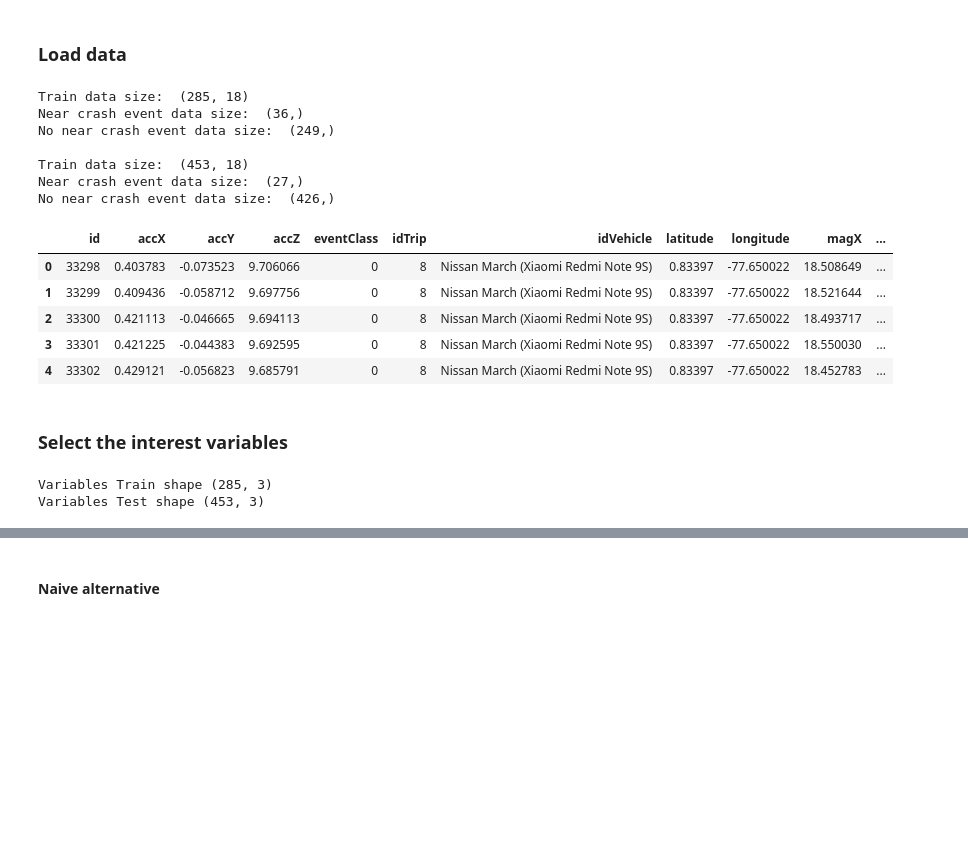
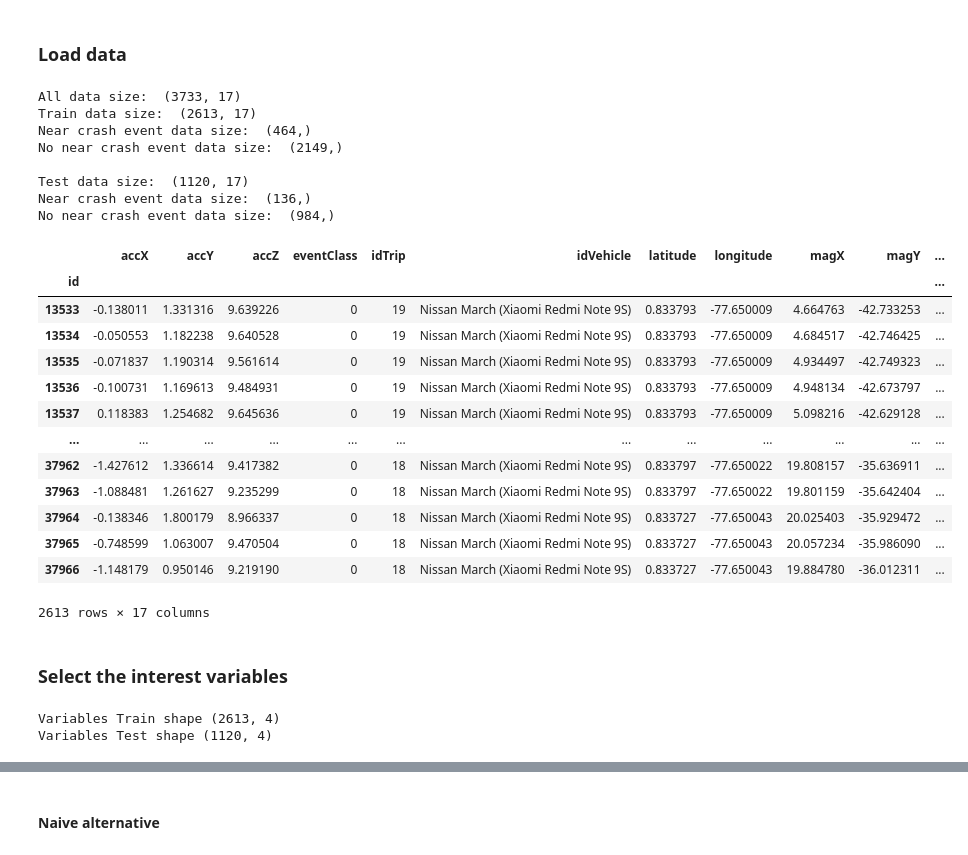
Before and after one commit to santiagoYps/ICRDSWeb, a Jupyter notebook: machine_learning/sliding_window.ipynb, the cells around one changed output, grey strips where cells are left out. Saved outputs shown, nothing was run; the diff lists cells and outputs as text; code cells hidden in the pictures; blank space fills up the shorter version.

```diff
--- a/machine_learning/sliding_window.ipynb
+++ b/machine_learning/sliding_window.ipynb
@@ -12,34 +14,54 @@ from tqdm import tqdm
 # %% [markdown]
 ### Load data
 # %%
-df_train = pd.read_csv('./filtered_data/smartphone_02-Feb-2022-20-04_frenada repentina_Data-Mv2FX62bOlZJlm8VJJx.csv')
-df_test = pd.read_csv('./filtered_data/smartphone_02-Feb-2022-20-01_frenada repentina_Data-Mv2EUSpYPrGpMG3qjaD.csv')
+device = 'smartphone'
+#event = 'cambio de línea agresivo izquierda'
+event = 'cambio de línea agresivo izquierda'
+files_to_read = glob.glob('./filtered_data/{}*{}*.csv'.format(device, event))
 
+#df_train = pd.read_csv('./filtered_data/smartphone_02-Feb-2022-20-22_cambio de línea agresivo izquierda_Data-Mv2MN6xv2W3Rv1Rmb_Z.csv')
+#df_test = pd.read_csv('./filtered_data/smartphone_02-Feb-2022-20-19_cambio de línea agresivo izquierda_Data-Mv2L_EBJR_gDU3LpwVs.csv')
+
+df = pd.DataFrame()
+for file in files_to_read:
+    df = pd.concat([df, pd.read_csv(file)])
+
+df = df.set_index('id')
+print("All data size: ", df.shape)
+df_train, df_test = train_test_split(df.sort_index(), test_size=0.3, train_size=0.7, random_state=0, shuffle=False)
 
 print("Train data size: ", df_train.shape)
 print("Near crash event data size: ", df_train["eventClass"][df_train["eventClass"] == 1].shape)
 print("No near crash event data size: ", df_train["eventClass"][df_train["eventClass"] == 0].shape)
 
-
-print("\nTrain data size: ", df_test.shape)
+print("\nTest data size: ", df_test.shape)
 print("Near crash event data size: ", df_test["eventClass"][df_test["eventClass"] == 1].shape)
 print("No near crash event data size: ", df_test["eventClass"][df_test["eventClass"] == 0].shape)
 
-df_train.head()
+df_train
 # %% [output]
-Train data size:  (285, 18)
-Near crash event data size:  (36,)
-No near crash event data size:  (249,)
+All data size:  (3733, 17)
+Train data size:  (2613, 17)
+Near crash event data size:  (464,)
+No near crash event data size:  (2149,)
 
-Train data size:  (453, 18)
-Near crash event data size:  (27,)
-No near crash event data size:  (426,)
+Test data size:  (1120, 17)
+Near crash event data size:  (136,)
+No near crash event data size:  (984,)
-|  | id | accX | accY | accZ | eventClass | idTrip | idVehicle | latitude | longitude | magX | ... |
-| 0 | 33298 | 0.403783 | -0.073523 | 9.706066 | 0 | 8 | Nissan March (Xiaomi Redmi Note 9S) | 0.83397 | -77.650022 | 18.508649 | ... |
-| 1 | 33299 | 0.409436 | -0.058712 | 9.697756 | 0 | 8 | Nissan March (Xiaomi Redmi Note 9S) | 0.83397 | -77.650022 | 18.521644 | ... |
-| 2 | 33300 | 0.421113 | -0.046665 | 9.694113 | 0 | 8 | Nissan March (Xiaomi Redmi Note 9S) | 0.83397 | -77.650022 | 18.493717 | ... |
-| 3 | 33301 | 0.421225 | -0.044383 | 9.692595 | 0 | 8 | Nissan March (Xiaomi Redmi Note 9S) | 0.83397 | -77.650022 | 18.550030 | ... |
-| 4 | 33302 | 0.429121 | -0.056823 | 9.685791 | 0 | 8 | Nissan March (Xiaomi Redmi Note 9S) | 0.83397 | -77.650022 | 18.452783 | ... |
+|  | accX | accY | accZ | eventClass | idTrip | idVehicle | latitude | longitude | magX | magY | ... |
+| id |  |  |  |  |  |  |  |  |  |  | ... |
+| 13533 | -0.138011 | 1.331316 | 9.639226 | 0 | 19 | Nissan March (Xiaomi Redmi Note 9S) | 0.833793 | -77.650009 | 4.664763 | -42.733253 | ... |
+| 13534 | -0.050553 | 1.182238 | 9.640528 | 0 | 19 | Nissan March (Xiaomi Redmi Note 9S) | 0.833793 | -77.650009 | 4.684517 | -42.746425 | ... |
+| 13535 | -0.071837 | 1.190314 | 9.561614 | 0 | 19 | Nissan March (Xiaomi Redmi Note 9S) | 0.833793 | -77.650009 | 4.934497 | -42.749323 | ... |
+| 13536 | -0.100731 | 1.169613 | 9.484931 | 0 | 19 | Nissan March (Xiaomi Redmi Note 9S) | 0.833793 | -77.650009 | 4.948134 | -42.673797 | ... |
+| 13537 | 0.118383 | 1.254682 | 9.645636 | 0 | 19 | Nissan March (Xiaomi Redmi Note 9S) | 0.833793 | -77.650009 | 5.098216 | -42.629128 | ... |
+| ... | ... | ... | ... | ... | ... | ... | ... | ... | ... | ... | ... |
+| 37962 | -1.427612 | 1.336614 | 9.417382 | 0 | 18 | Nissan March (Xiaomi Redmi Note 9S) | 0.833797 | -77.650022 | 19.808157 | -35.636911 | ... |
+| 37963 | -1.088481 | 1.261627 | 9.235299 | 0 | 18 | Nissan March (Xiaomi Redmi Note 9S) | 0.833797 | -77.650022 | 19.801159 | -35.642404 | ... |
+| 37964 | -0.138346 | 1.800179 | 8.966337 | 0 | 18 | Nissan March (Xiaomi Redmi Note 9S) | 0.833727 | -77.650043 | 20.025403 | -35.929472 | ... |
+| 37965 | -0.748599 | 1.063007 | 9.470504 | 0 | 18 | Nissan March (Xiaomi Redmi Note 9S) | 0.833727 | -77.650043 | 20.057234 | -35.986090 | ... |
+| 37966 | -1.148179 | 0.950146 | 9.219190 | 0 | 18 | Nissan March (Xiaomi Redmi Note 9S) | 0.833727 | -77.650043 | 19.884780 | -36.012311 | ... |
+2613 rows × 17 columns
 # %% [markdown]
 ### Select the interest variables
 # %%
@@ -49,15 +71,17 @@ No near crash event data size:  (426,)
 #                "velAngX","velAngY","velAngZ","timestamp",
 #                "eventClass"]].to_numpy()
 
-select_v = ["speed","accY", "eventClass"]
+# Always put "eventClass" at the end:
+select_v = ["accX", "accY", "velAngZ"]
+select_v = [*select_v,  "eventClass"]
 variables_train = df_train[select_v].to_numpy()
 print("Variables Train shape", variables_train.shape)
 
 variables_test = df_test[select_v].to_numpy()
 print("Variables Test shape", variables_test.shape)
 # %% [output]
-Variables Train shape (285, 3)
-Variables Test shape (453, 3)
+Variables Train shape (2613, 4)
+Variables Test shape (1120, 4)
 # %% [markdown]
 ### Make a sliding window
 
```
Also changed, not shown: parts of 8 cells of this notebook.
